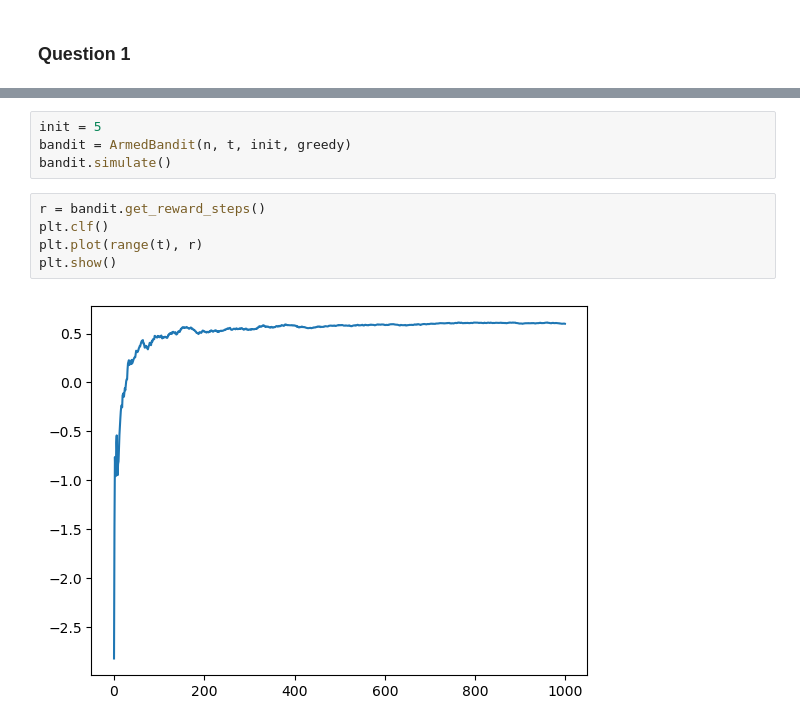
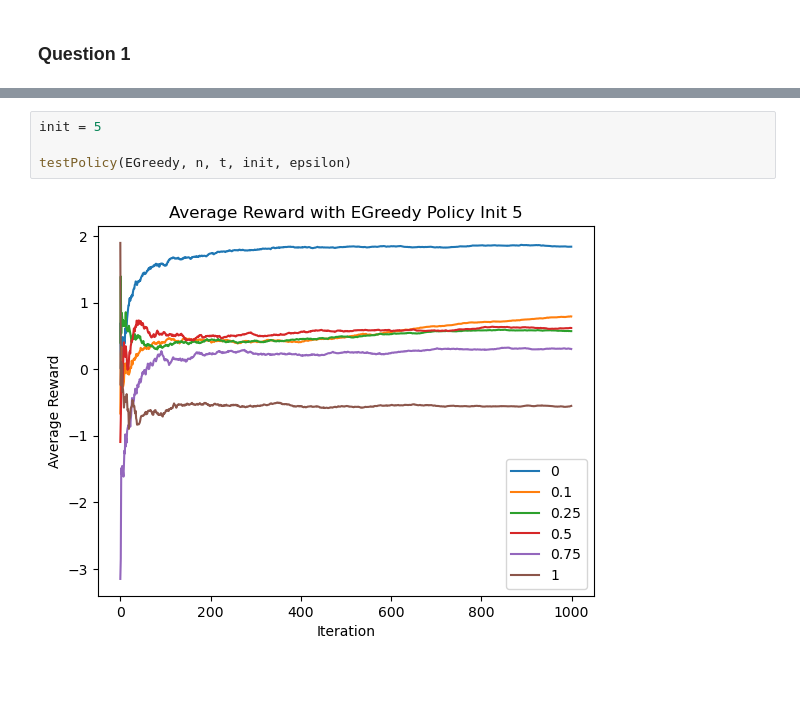
Before and after one commit to ArianaVillegas/ECE495-595, a Jupyter notebook: hw2.ipynb, the cells around one changed output, grey strips where cells are left out. Cells and saved outputs as stored; diff of their text form; blank space fills up the shorter version.

```diff
--- a/hw2.ipynb
+++ b/hw2.ipynb
@@ -66,11 +65,6 @@ plt.show()
 # %%
 init = 5
-bandit = ArmedBandit(n, t, init, greedy)
-bandit.simulate()
+
+testPolicy(EGreedy, n, t, init, epsilon)
+# %% [output]
+[figure, added]
-# %%
-r = bandit.get_reward_steps()
-plt.clf()
-plt.plot(range(t), r)
-plt.show()
-# %% [output]
-[figure, removed]
```
Also changed, not shown: parts of 23 cells of this notebook, 1 other file.
